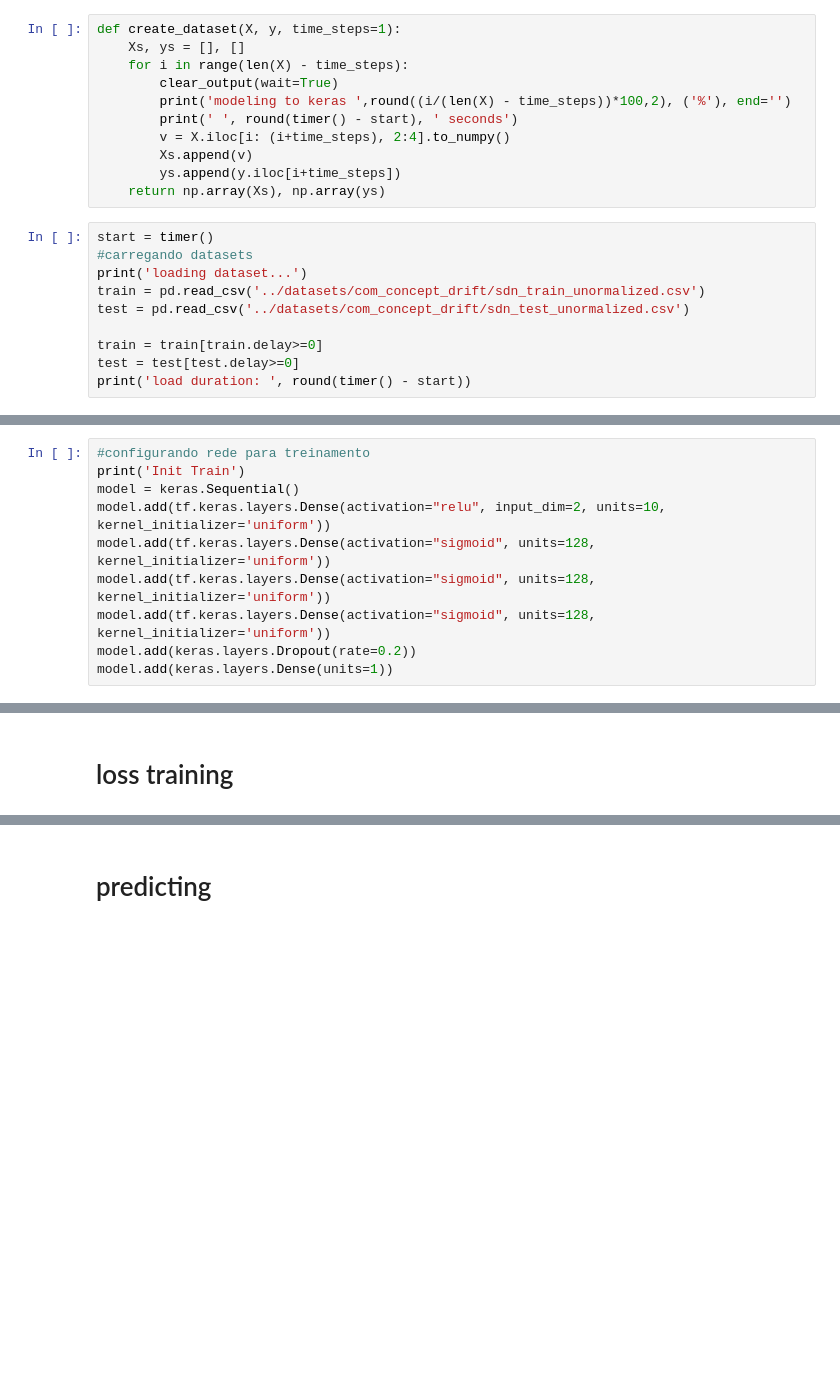
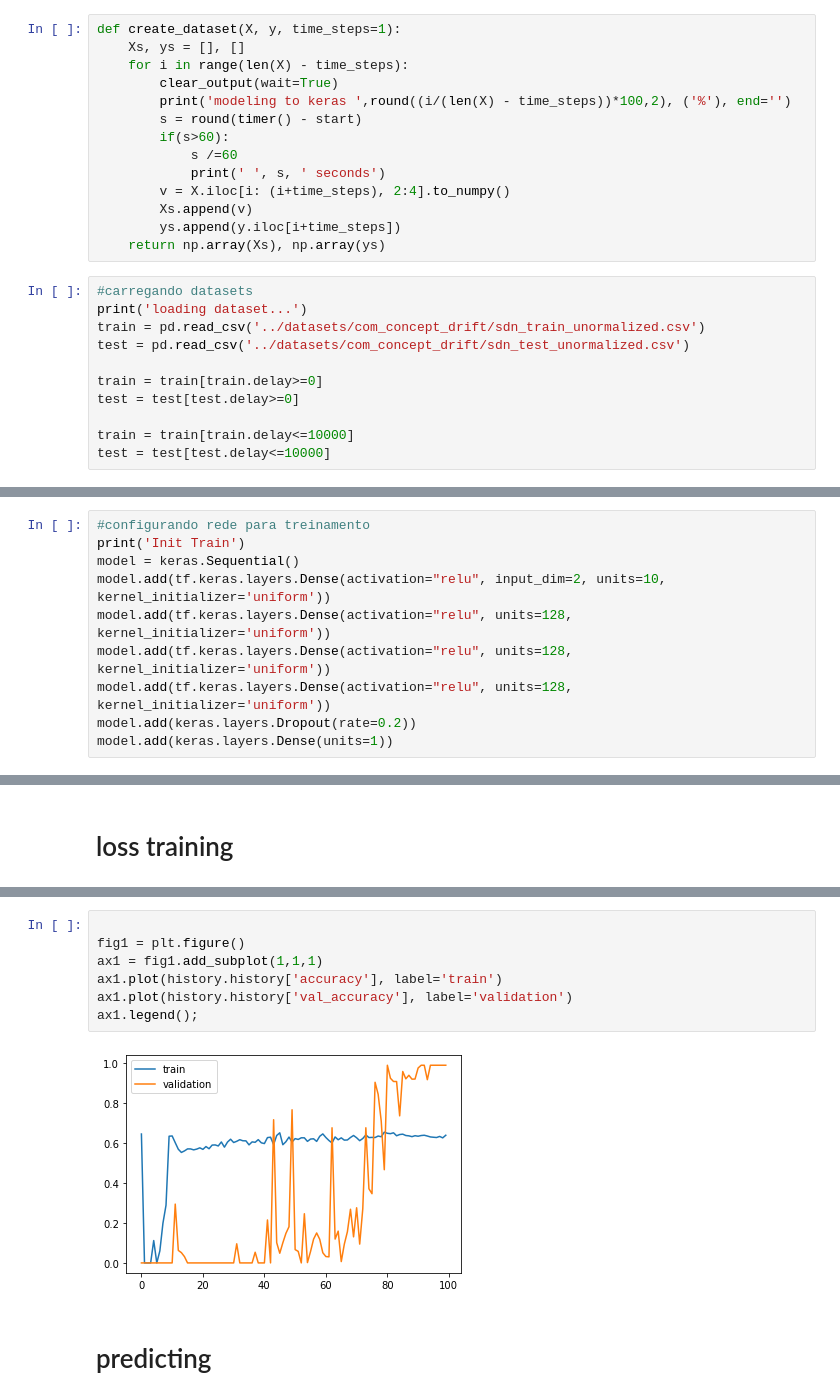
Before and after one commit to SilvaEngComp/Paper-SDN-ML-Algorithms, a Jupyter notebook: approach multisensor/approach MLP/train_MLP_notebook.ipynb, the cells around one changed output, grey strips where cells are left out. Saved outputs shown, nothing was run; the diff lists cells and outputs as text; blank space fills up the shorter version.

```diff
--- a/approach multisensor/approach MLP/train_MLP_notebook.ipynb
+++ b/approach multisensor/approach MLP/train_MLP_notebook.ipynb
@@ -19,13 +19,15 @@ def create_dataset(X, y, time_steps=1):
     for i in range(len(X) - time_steps):
         clear_output(wait=True)
         print('modeling to keras ',round((i/(len(X) - time_steps))*100,2), ('%'), end='')
-        print(' ', round(timer() - start), ' seconds')
+        s = round(timer() - start)
+        if(s>60):
+            s /=60
+            print(' ', s, ' seconds')
         v = X.iloc[i: (i+time_steps), 2:4].to_numpy()
         Xs.append(v)
         ys.append(y.iloc[i+time_steps])
     return np.array(Xs), np.array(ys)
 # %%
-start = timer()
 #carregando datasets
 print('loading dataset...')
 train = pd.read_csv('../datasets/com_concept_drift/sdn_train_unormalized.csv')
@@ -33,6 +35,8 @@ test = pd.read_csv('../datasets/com_concept_drift/sdn_test_unormalized.csv')
 
 train = train[train.delay>=0]
 test = test[test.delay>=0]
-print('load duration: ', round(timer() - start))
+
+train = train[train.delay<=10000]
+test = test[test.delay<=10000]
 # %% [output]
 loading dataset...
@@ -55,8 +57,8 @@ modeling to keras  100.0 %  649  seconds
 print('Init Train')
 model = keras.Sequential()
 model.add(tf.keras.layers.Dense(activation="relu", input_dim=2, units=10, kernel_initializer='uniform'))
-model.add(tf.keras.layers.Dense(activation="sigmoid", units=128, kernel_initializer='uniform'))
-model.add(tf.keras.layers.Dense(activation="sigmoid", units=128, kernel_initializer='uniform'))
-model.add(tf.keras.layers.Dense(activation="sigmoid", units=128, kernel_initializer='uniform'))
+model.add(tf.keras.layers.Dense(activation="relu", units=128, kernel_initializer='uniform'))
+model.add(tf.keras.layers.Dense(activation="relu", units=128, kernel_initializer='uniform'))
+model.add(tf.keras.layers.Dense(activation="relu", units=128, kernel_initializer='uniform'))
 model.add(keras.layers.Dropout(rate=0.2))
 model.add(keras.layers.Dense(units=1))
@@ -122,3 +131,12 @@ ax1.legend();
+# %%
+
+fig1 = plt.figure()
+ax1 = fig1.add_subplot(1,1,1)
+ax1.plot(history.history['accuracy'], label='train')
+ax1.plot(history.history['val_accuracy'], label='validation')
+ax1.legend();
+# %% [output]
+[figure, added]
 # %% [markdown]
 # predicting
 # %%
```
Also changed, not shown: parts of 25 cells of this notebook, 17 other files.
